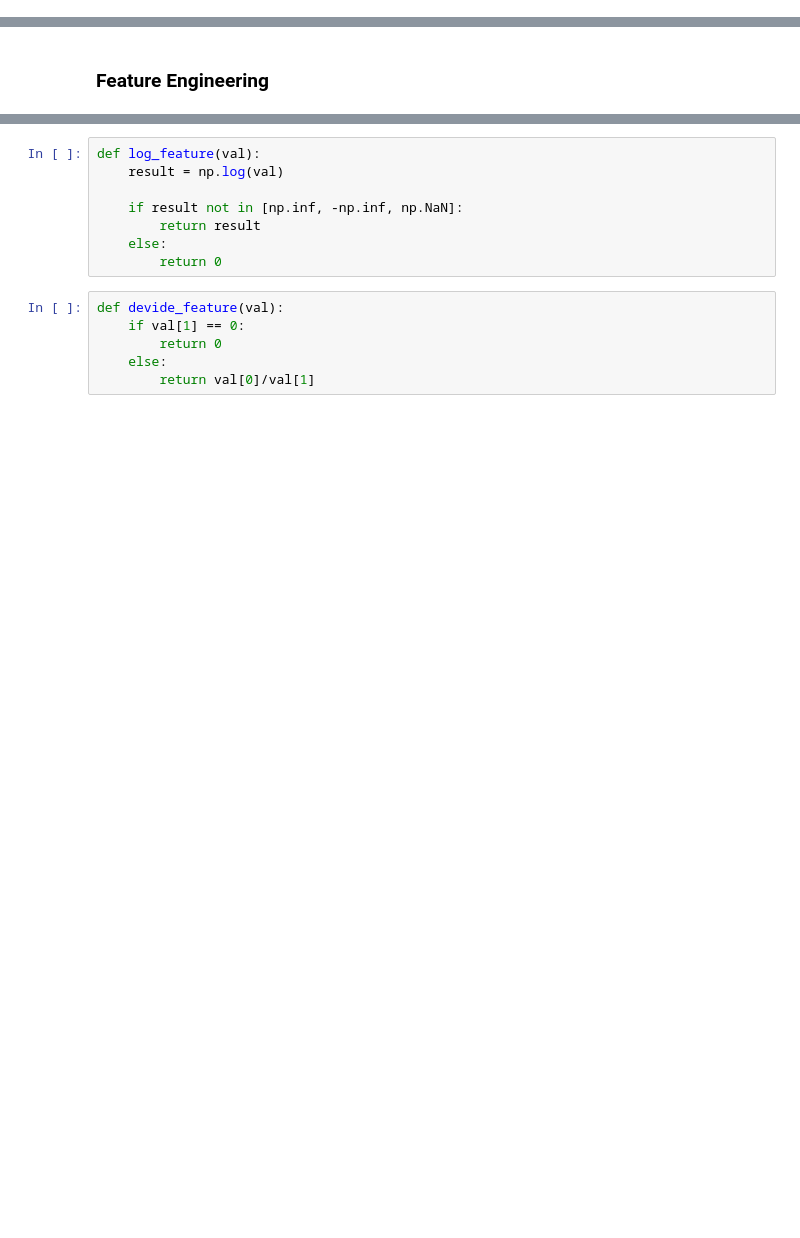
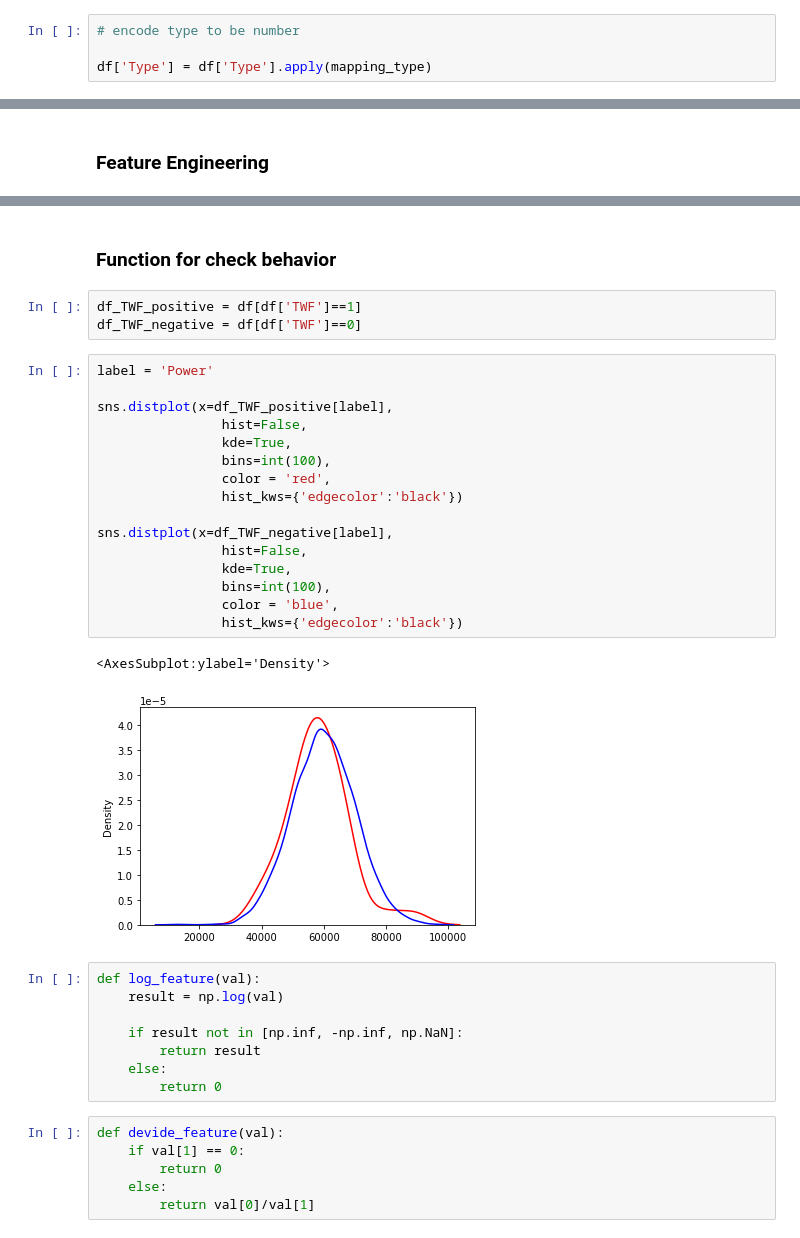
Before and after one commit to chockchip/predictive-maintenance, a Jupyter notebook: main2_genetic.ipynb, the cells around one changed output, grey strips where cells are left out. Saved outputs shown, nothing was run; the diff lists cells and outputs as text; blank space fills up the shorter version.

```diff
--- a/main2_genetic.ipynb
+++ b/main2_genetic.ipynb
@@ -53,0 +64,4 @@ df.head()
+# %%
+# encode type to be number
+
+df['Type'] = df['Type'].apply(mapping_type)
@@ -56,3 +110,27 @@ df.head()
+# %% [markdown]
+### Function for check behavior
+# %%
+df_TWF_positive = df[df['TWF']==1]
+df_TWF_negative = df[df['TWF']==0]
+# %%
+label = 'Power'
+
+sns.distplot(x=df_TWF_positive[label],
+                hist=False,
+                kde=True,
+                bins=int(100),
+                color = 'red',
+                hist_kws={'edgecolor':'black'})
+
+sns.distplot(x=df_TWF_negative[label],
+                hist=False,
+                kde=True,
+                bins=int(100),
+                color = 'blue',
+                hist_kws={'edgecolor':'black'})
+# %% [output]
+<AxesSubplot:ylabel='Density'>
+[figure, added]
 # %%
 def log_feature(val):
     result = np.log(val)
```
Also changed, not shown: parts of 49 cells of this notebook, 3 other files.
